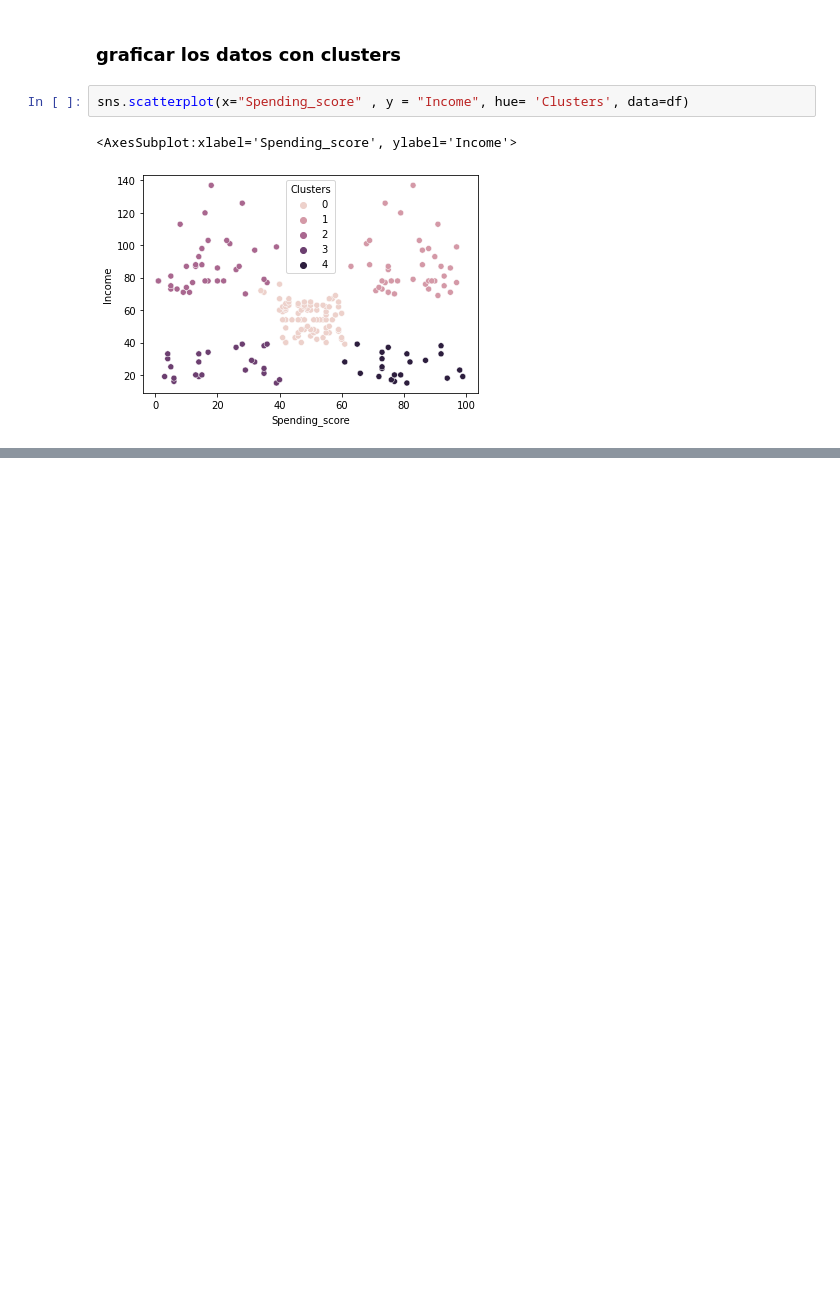
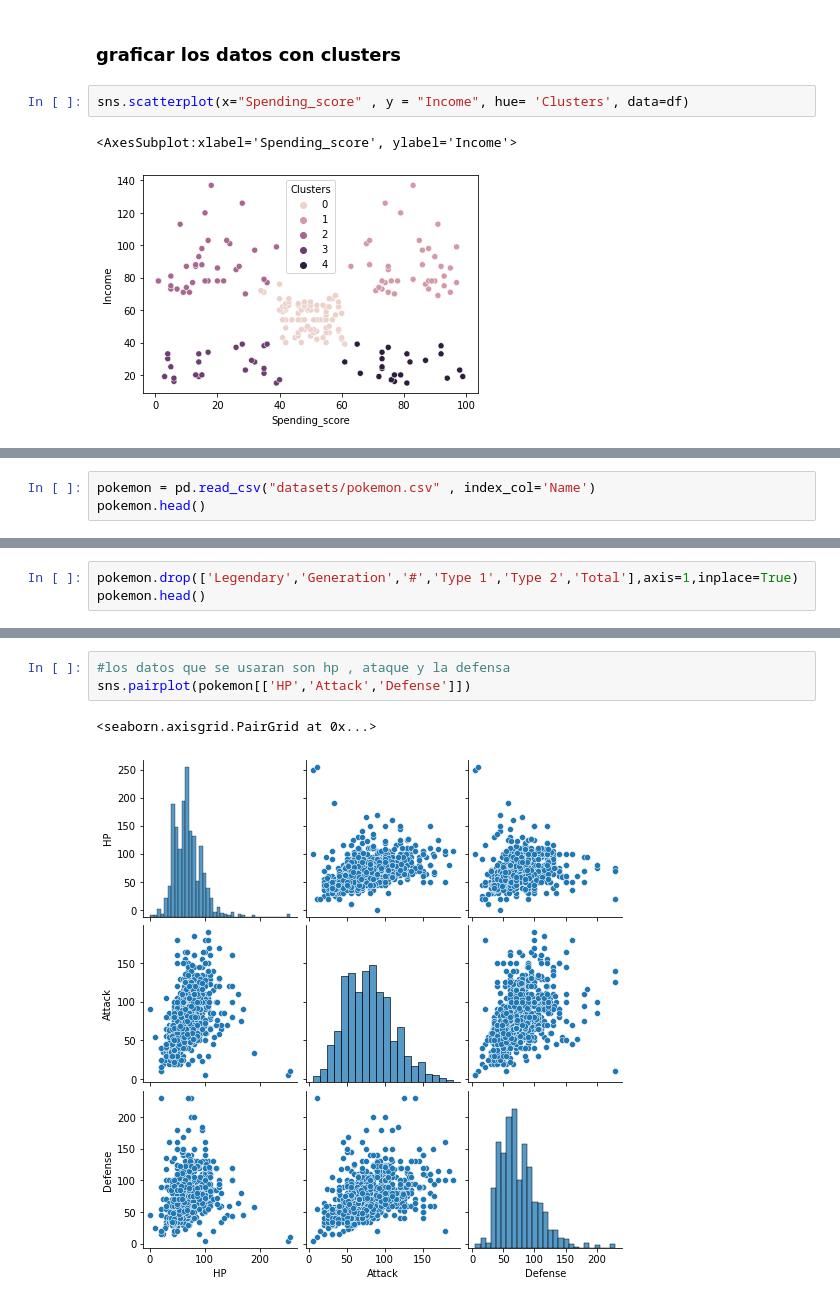
Before and after one commit to Eva02Daruma/Preparacion-prueba-2-IA, a Jupyter notebook: prepKmeans.ipynb, the cells around one changed output, grey strips where cells are left out. Drawn from its saved outputs; the diff is of its cells as text; blank space fills up the shorter version.

```diff
--- a/prepKmeans.ipynb
+++ b/prepKmeans.ipynb
@@ -120,0 +121,3 @@ sns.scatterplot(x="Spending_score" , y = "Income", hue= 'Clusters', data=df)
+# %%
+pokemon = pd.read_csv("datasets/pokemon.csv" , index_col='Name')
+pokemon.head()
@@ -120,0 +132,3 @@ sns.scatterplot(x="Spending_score" , y = "Income", hue= 'Clusters', data=df)
+# %%
+pokemon.drop(['Legendary','Generation','#','Type 1','Type 2','Total'],axis=1,inplace=True)
+pokemon.head()
@@ -120,0 +157,6 @@ sns.scatterplot(x="Spending_score" , y = "Income", hue= 'Clusters', data=df)
+# %%
+#los datos que se usaran son hp , ataque y la defensa
+sns.pairplot(pokemon[['HP','Attack','Defense']])
+# %% [output]
+<seaborn.axisgrid.PairGrid at 0x...>
+[figure, added]
```
Also changed, not shown: parts of 20 cells of this notebook.
